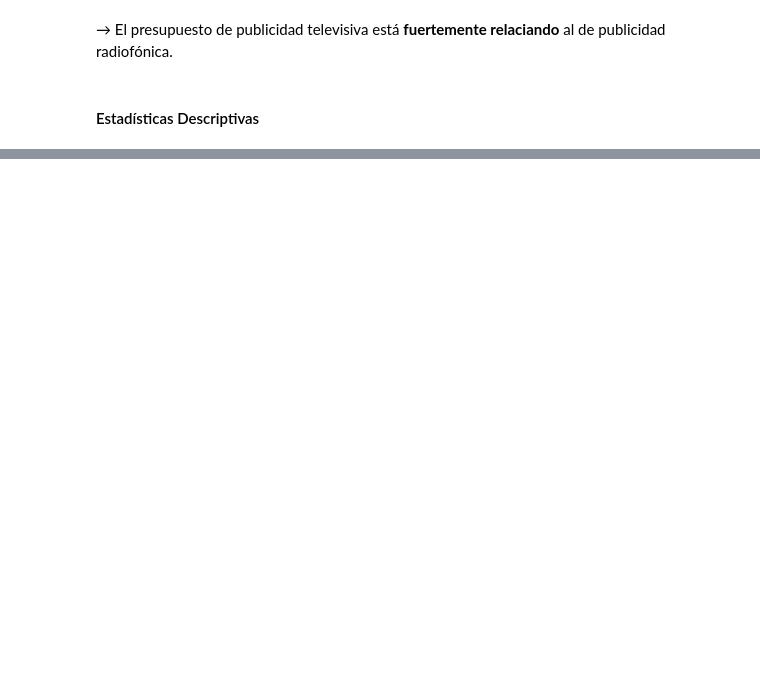
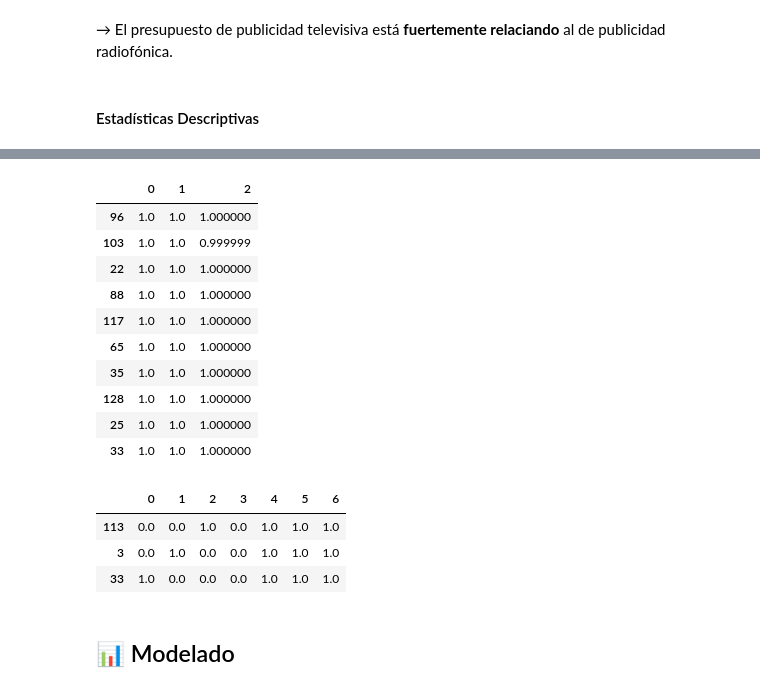
Before and after one commit to Chesar832/Marketing-Mix-Modeling, a Jupyter notebook: AdvancedVersion/notebook.ipynb, the cells around one changed output, grey strips where cells are left out. Saved outputs shown, nothing was run; the diff lists cells and outputs as text; code cells hidden in the pictures; blank space fills up the shorter version.

```diff
--- a/AdvancedVersion/notebook.ipynb
+++ b/AdvancedVersion/notebook.ipynb
@@ -267,0 +237,2 @@ class ExponentialSaturation (BaseEstimator, TransformerMixin):
+# %%
+matrix_data = mrk_data[['Influencer','TV','Radio','Social Media','Sales']]
@@ -318,0 +285,15 @@ model = Pipeline([
+# %%
+class ExponentialSaturation (BaseEstimator, TransformerMixin):
+    def __init__ (self, a = 1.):
+        self.a = a
+
+    def fit(self, X, y = None):
+        X = check_array(X)
+        self._check_n_features(X, reset = True) # de BaseEstimator
+        return self
+
+    def transform (self, X):
+        check_is_fitted (self)
+        X = check_array (X)
+        self._check_n_features (X, reset = False) # de BaseEstimator (para qué es el reset?)
+        return 1 - np.exp (-self.a * X)
@@ -318,0 +315,12 @@ model = Pipeline([
+# %%
+# Para las columnas "TV, Radio y Social Media"
+adstock_pipe = Pipeline([
+    ('carryover', ExponentialCarryover()),
+    ('saturation', ExponentialSaturation())
+])
+
+adstock_ct = ColumnTransformer([
+        ('adstock_ct',
+        adstock_pipe,
+        ['TV','Radio','Social Media'])
+])
@@ -318,0 +362,11 @@ model = Pipeline([
+# %%
+# Variables_test trae las independientes del set de entrenamiento
+variables_test = test[['TV', 'Radio', 'Social Media']]
+
+# final_adstock es el pipeline que transforma los datos de las independientes
+final_adstock = Pipeline([
+    ('adstock_ct', adstock_ct),
+])
+
+# Entreno de final_adstock
+final_adstock.fit(variables_test)
@@ -318,0 +382,15 @@ model = Pipeline([
+# %%
+# Trnasformación con final_adstock (INCORRECTA)
+pd.DataFrame(final_adstock.transform(test)).sample(10)
+# %% [output]
+|  | 0 | 1 | 2 |
+| 96 | 1.0 | 1.0 | 1.000000 |
+| 103 | 1.0 | 1.0 | 0.999999 |
+| 22 | 1.0 | 1.0 | 1.000000 |
+| 88 | 1.0 | 1.0 | 1.000000 |
+| 117 | 1.0 | 1.0 | 1.000000 |
+| 65 | 1.0 | 1.0 | 1.000000 |
+| 35 | 1.0 | 1.0 | 1.000000 |
+| 128 | 1.0 | 1.0 | 1.000000 |
+| 25 | 1.0 | 1.0 | 1.000000 |
+| 33 | 1.0 | 1.0 | 1.000000 |
@@ -318,0 +399,9 @@ model = Pipeline([
+# %%
+pd.DataFrame(adstock_and_one.transform(test)).sample(3)
+# %% [output]
+|  | 0 | 1 | 2 | 3 | 4 | 5 | 6 |
+| 113 | 0.0 | 0.0 | 1.0 | 0.0 | 1.0 | 1.0 | 1.0 |
+| 3 | 0.0 | 1.0 | 0.0 | 0.0 | 1.0 | 1.0 | 1.0 |
+| 33 | 1.0 | 0.0 | 0.0 | 0.0 | 1.0 | 1.0 | 1.0 |
+# %% [markdown]
+## 📊 Modelado
```
Also changed, not shown: parts of 29 cells of this notebook.
